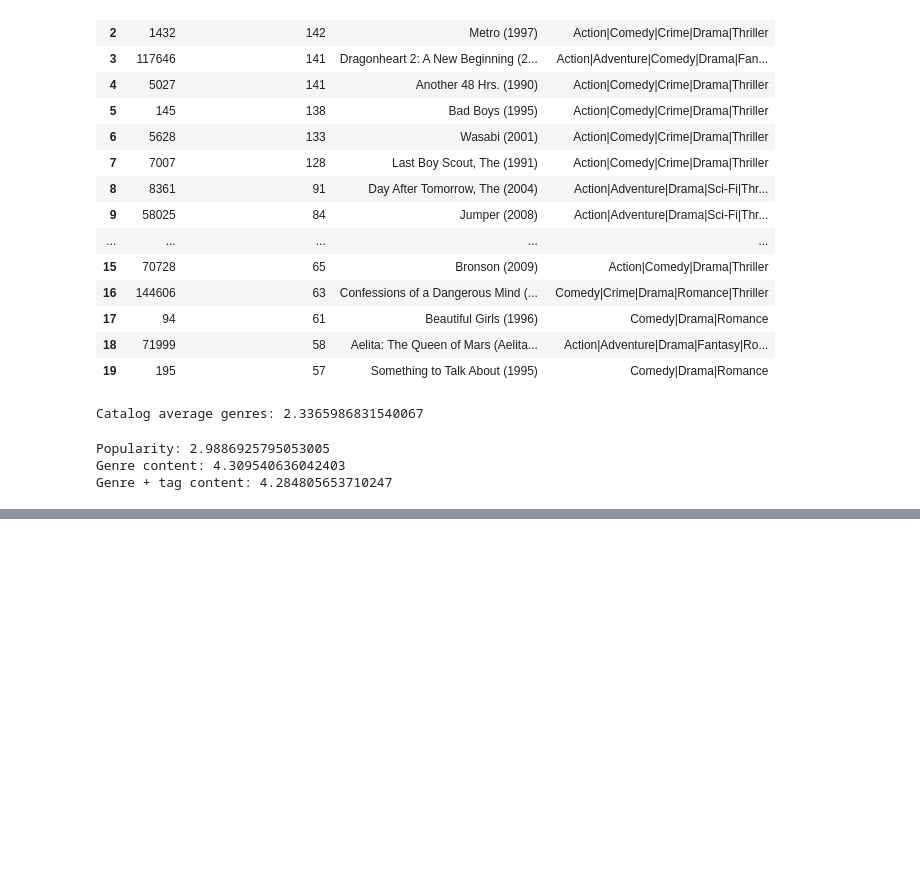
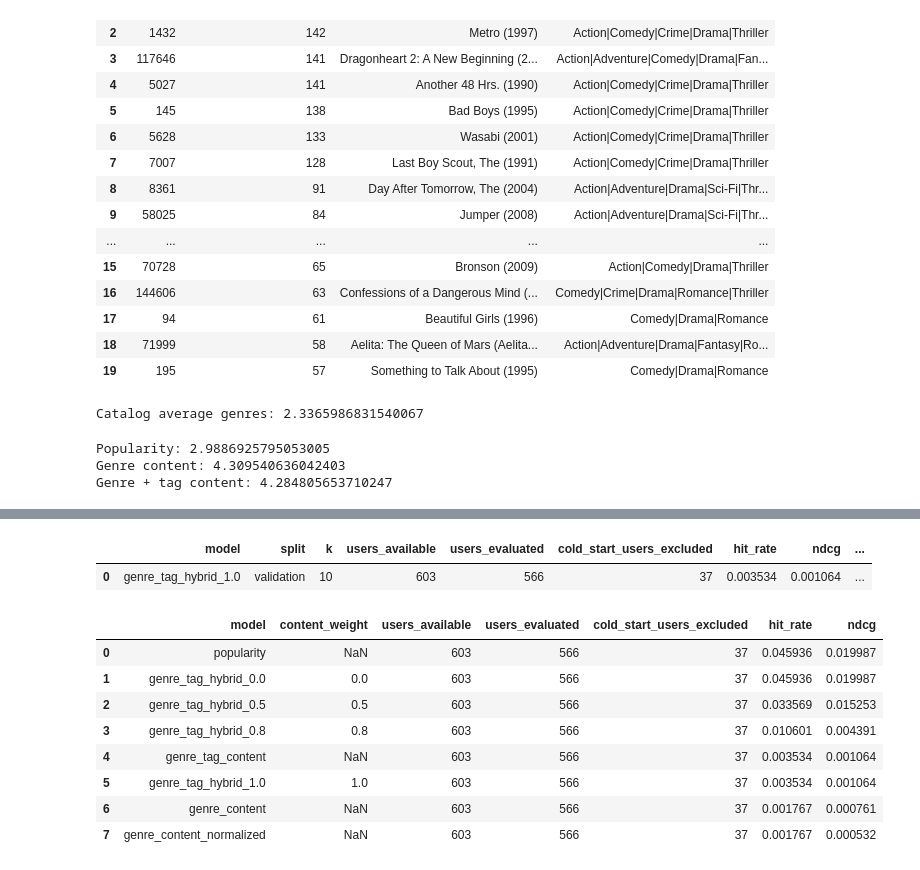
Before and after one commit to shosakaue0808/Movie_Recommendation_System, a Jupyter notebook: notebooks/baseline.ipynb, the cells around one changed output, grey strips where cells are left out. Cells and saved outputs as stored; diff of their text form; code cells hidden in the pictures; blank space fills up the shorter version.

Commit message:
make parent class for models and made hybrid model for popularity and personalized model and did analysis

```diff
--- a/notebooks/baseline.ipynb
+++ b/notebooks/baseline.ipynb
@@ -681,0 +704,4 @@ Genre + tag content: 4.284805653710247
+# %%
+normalized_genre_features = normalize_item_features(
+    genre_features
+)
@@ -681,0 +811,58 @@ Genre + tag content: 4.284805653710247
+# %%
+hybrid_results.loc[
+    hybrid_results["content_weight"] == 1.0
+]
+# %% [output]
+|  | model | split | k | users_available | users_evaluated | cold_start_users_excluded | hit_rate | ndcg | ... |
+| 0 | genre_tag_hybrid_1.0 | validation | 10 | 603 | 566 | 37 | 0.003534 | 0.001064 | ... |
+# %%
+all_summaries = []
+all_per_user_result = {}
+all_summaries.append(popularity_summary)
+all_per_user_result['popularity']=popularity_per_user
+all_summaries.append(genre_summary)
+all_per_user_result['genre_content']=genre_per_user
+all_summaries.append(normalized_genre_summary)
+all_per_user_result['genre_content_normalized'] = normalized_genre_per_user
+all_summaries.append(combined_summary)
+all_per_user_result['genre_tag_content']=combined_per_user
+for i in range(len(hybrid_summaries)):
+    hybrid_summary = hybrid_summaries[i]
+    all_summaries.append(hybrid_summary)
+    content_weight = hybrid_summary['content_weight']
+    all_per_user_result[content_weight]=hybrid_per_user_results[content_weight]
+# %%
+comparison_results = pd.DataFrame(all_summaries)
+
+comparison_results["content_weight"] = (
+    comparison_results["content_weight"]
+    if "content_weight" in comparison_results.columns
+    else pd.NA
+)
+
+comparison_results = comparison_results.sort_values(
+    by=["ndcg", "hit_rate"],
+    ascending=[False, False],
+).reset_index(drop=True)
+
+comparison_results[
+    [
+        "model",
+        "content_weight",
+        "users_available",
+        "users_evaluated",
+        "cold_start_users_excluded",
+        "hit_rate",
+        "ndcg",
+    ]
+]
+# %% [output]
+|  | model | content_weight | users_available | users_evaluated | cold_start_users_excluded | hit_rate | ndcg |
+| 0 | popularity | NaN | 603 | 566 | 37 | 0.045936 | 0.019987 |
+| 1 | genre_tag_hybrid_0.0 | 0.0 | 603 | 566 | 37 | 0.045936 | 0.019987 |
+| 2 | genre_tag_hybrid_0.5 | 0.5 | 603 | 566 | 37 | 0.033569 | 0.015253 |
+| 3 | genre_tag_hybrid_0.8 | 0.8 | 603 | 566 | 37 | 0.010601 | 0.004391 |
+| 4 | genre_tag_content | NaN | 603 | 566 | 37 | 0.003534 | 0.001064 |
+| 5 | genre_tag_hybrid_1.0 | 1.0 | 603 | 566 | 37 | 0.003534 | 0.001064 |
+| 6 | genre_content | NaN | 603 | 566 | 37 | 0.001767 | 0.000761 |
+| 7 | genre_content_normalized | NaN | 603 | 566 | 37 | 0.001767 | 0.000532 |
```
Also changed, not shown: parts of 13 cells of this notebook, 9 other files.
